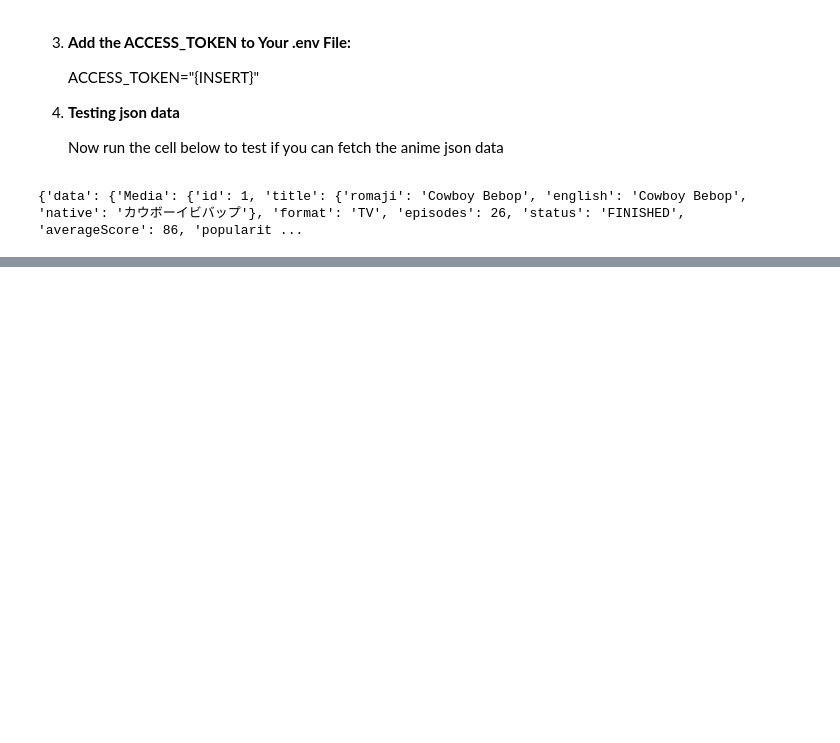
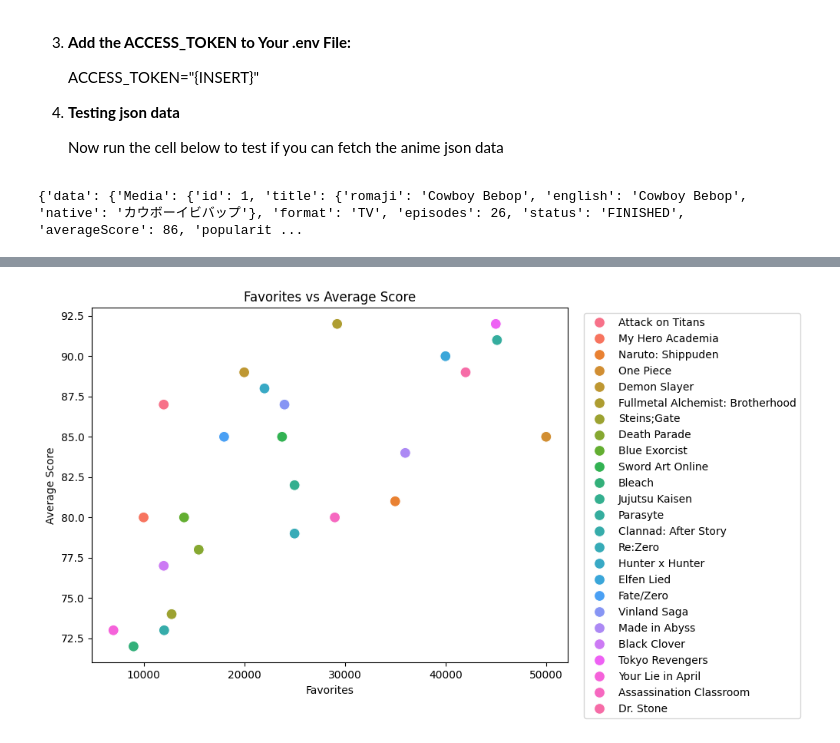
Before and after one commit to ZReidPie/zreid-datascience-finalproject, a Jupyter notebook: code.ipynb, the cells around one changed output, grey strips where cells are left out. Drawn from its saved outputs; the diff is of its cells as text; code cells hidden in the pictures; blank space fills up the shorter version.

```diff
--- a/code.ipynb
+++ b/code.ipynb
@@ -146,0 +207,10 @@ print(response.json())
+# %%
+plt.figure(figsize=(8, 6))
+sns.scatterplot(data=df, x='favorites', y='average_score', hue='title_romaji', s=100)
+plt.title('Favorites vs Average Score')
+plt.xlabel('Favorites')
+plt.ylabel('Average Score')
+plt.legend(loc='upper right', bbox_to_anchor=(1.5, 1))
+plt.show()
+# %% [output]
+[figure, added]
```
Also changed, not shown: parts of 10 cells of this notebook, 6 other files.
